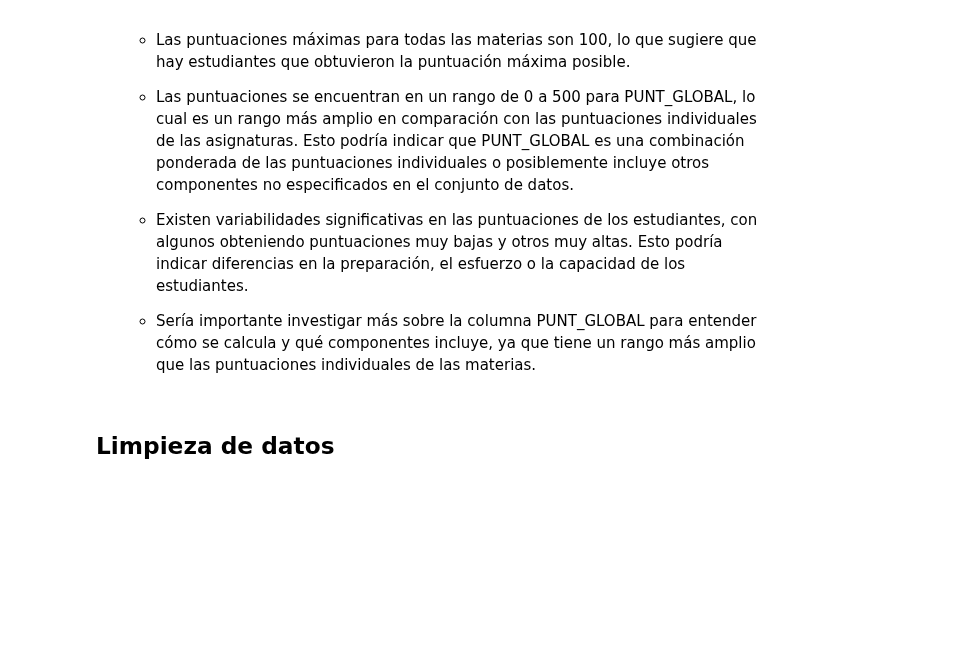
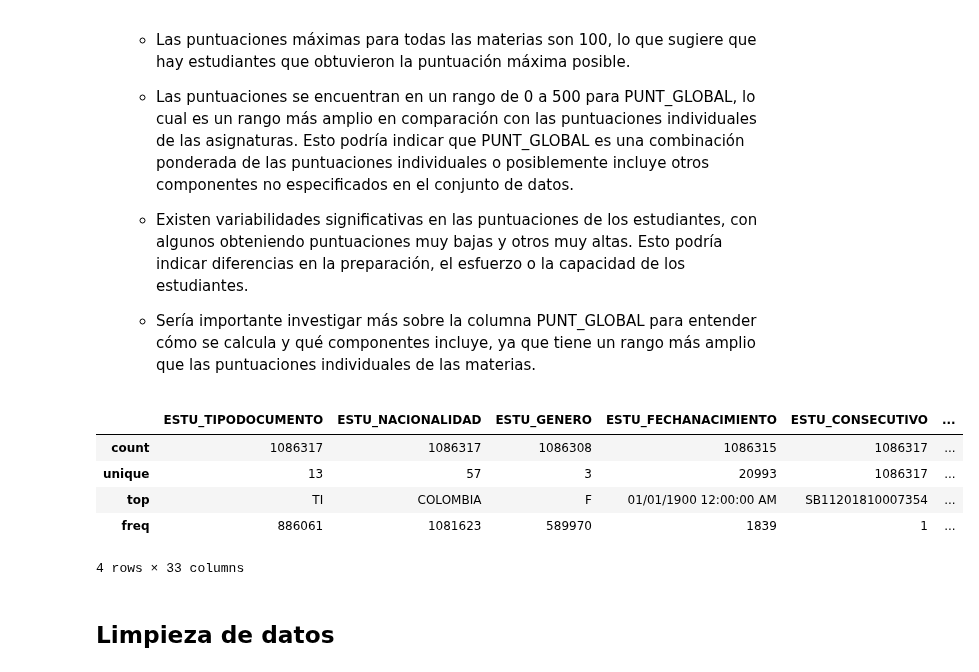
Before and after one commit to wespitia9/AVDV3-219, a Jupyter notebook: Modulo_2-Estadistica_y_Modelado_Matematico_Avanzado/Modulo-2_dev.ipynb, the cells around one changed output. Saved outputs shown, nothing was run; the diff lists cells and outputs as text; code cells hidden in the pictures; blank space fills up the shorter version.

```diff
--- a/Modulo_2-Estadistica_y_Modelado_Matematico_Avanzado/Modulo-2_dev.ipynb
+++ b/Modulo_2-Estadistica_y_Modelado_Matematico_Avanzado/Modulo-2_dev.ipynb
@@ -149,6 +232,15 @@ df_acumulado_saber_11.sample(10)
     - Sería importante investigar más sobre la columna PUNT_GLOBAL para entender cómo se calcula y qué componentes incluye, ya que tiene un rango más amplio que las puntuaciones individuales de las materias.
 # %%
 # Descripción de las variables categóricas
+
+df_acumulado_saber_11.describe(include=['object'])
+# %% [output]
+|  | ESTU_TIPODOCUMENTO | ESTU_NACIONALIDAD | ESTU_GENERO | ESTU_FECHANACIMIENTO | ESTU_CONSECUTIVO | ... |
+| count | 1086317 | 1086317 | 1086308 | 1086315 | 1086317 | ... |
+| unique | 13 | 57 | 3 | 20993 | 1086317 | ... |
+| top | TI | COLOMBIA | F | 01/01/1900 12:00:00 AM | SB11201810007354 | ... |
+| freq | 886061 | 1081623 | 589970 | 1839 | 1 | ... |
+4 rows × 33 columns
 # %%
 # Identificar valores únicos por columna
 # %%
```
Also changed, not shown: parts of 5 cells of this notebook.
